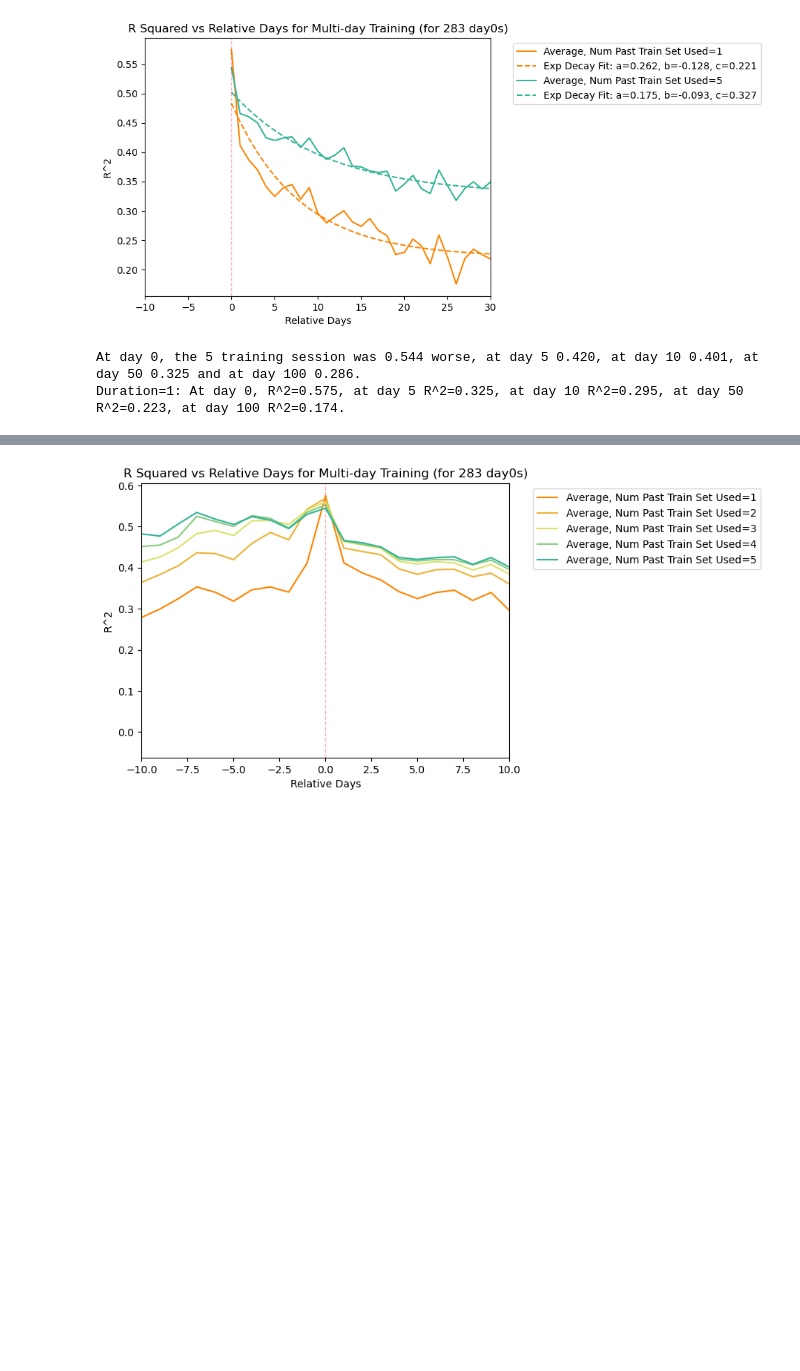
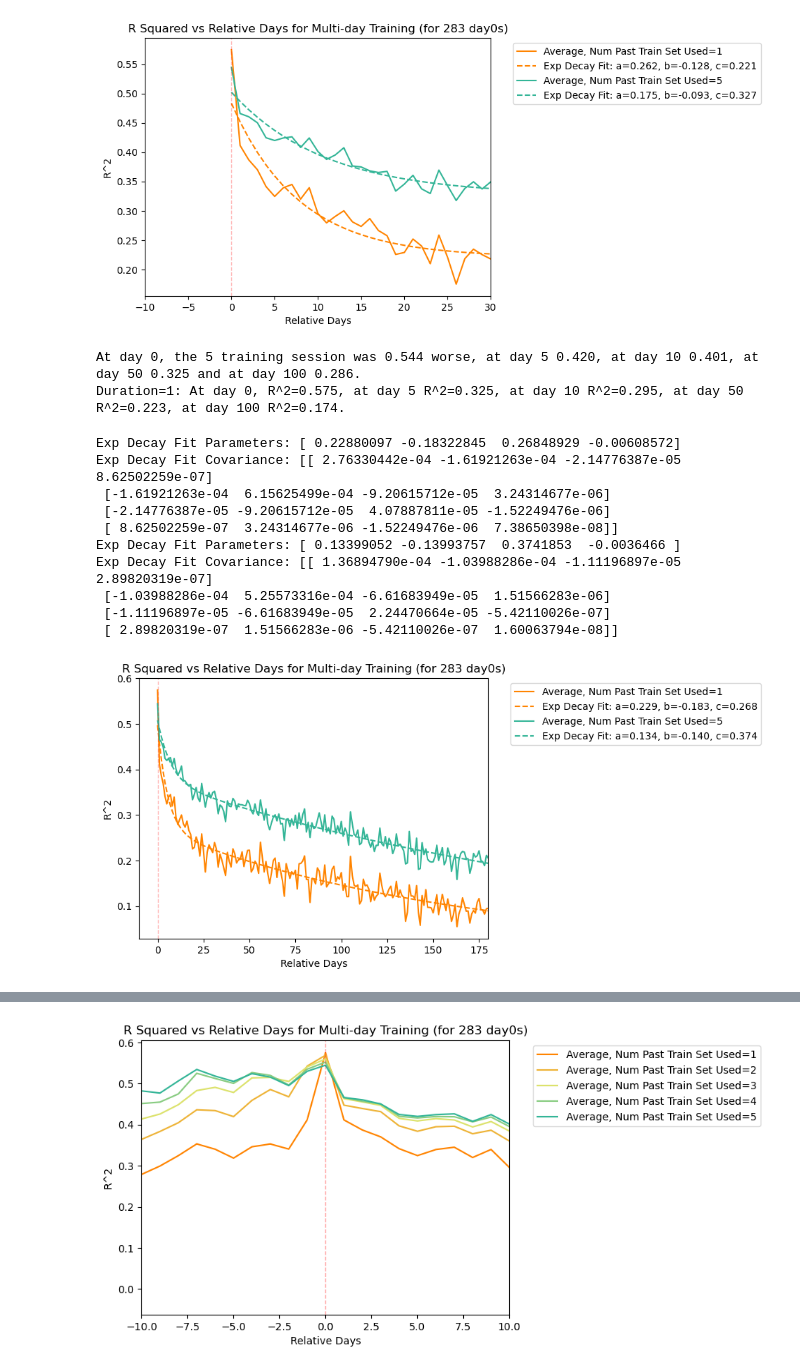
Before and after one commit to chesteklab/LINK_dataset, a Jupyter notebook: analysis/multiday_training/multiday_plotter.ipynb, the cells around one changed output, grey strips where cells are left out. Drawn from its saved outputs; the diff is of its cells as text; code cells hidden in the pictures; blank space fills up the shorter version.

Commit message:
add double exponential plotting

```diff
--- a/analysis/multiday_training/multiday_plotter.ipynb
+++ b/analysis/multiday_training/multiday_plotter.ipynb
@@ -169,6 +169,7 @@ plt.show()
 [figure]
 # %%
 from scipy.optimize import curve_fit
+from scipy.io import savemat
 
 durs = [1,5]
 #durs = [1,2]
@@ -199,6 +200,7 @@ for i, dur in enumerate(durs):
     plt.plot(xdata_fit, yfit_exp, '--', color=colours[i], label=f'Exp Decay Fit: a={popt_exp[0]:.3f}, b={popt_exp[1]:.3f}, c={popt_exp[2]:.3f}')
     print("Exp Decay Fit Parameters:", popt_exp)
     print("Exp Decay Fit Covariance:", pcov_exp)
+    savemat(f'xdata_ydata_dur{dur}.mat', {'xdata': xdata, 'ydata': ydata})
 plt.xlabel('Relative Days')
 plt.ylabel('R^2')
 #plt.gcf().set_size_inches(20, 60)
@@ -288,3 +290,56 @@ print(f"Duration=1: At day 0, R^2={r2_values_dur1[0]:.3f}, at day 5 R^2={r2_valu
 # %% [output]
 At day 0, the 5 training session was 0.544 worse, at day 5 0.420, at day 10 0.401, at day 50 0.325 and at day 100 0.286.
 Duration=1: At day 0, R^2=0.575, at day 5 R^2=0.325, at day 10 R^2=0.295, at day 50 R^2=0.223, at day 100 R^2=0.174.
+# %%
+from scipy.optimize import curve_fit
+from scipy.io import savemat
+
+durs = [1,5]
+#durs = [1,2]
+colours = ['#FF8400', '#33B597']
+#colours = ['darkblue', 'orange']
+another_colours = ['#FF8400', '#33B597']
+#another_colours = ['blue', 'yellow']
+# for i, dur in enumerate(durs):
+#     dur_df = df_filtered[df_filtered['train_duration'] == dur]
+#     plt.plot(dur_df['relative_days'], dur_df['r2'],'.', label=f'Num Past Train Set Used={dur}', color=colours[i], alpha = 0.3)
+for i, dur in enumerate(durs):
+    dur_df2 = grouped_df[grouped_df['train_duration'] == dur]
+
+    def double_exponential(x, a, b, c, d):
+        return a * np.exp(b * x) + c * np.exp(d * x)
+
+    xdata = dur_df2_sorted['relative_days'].values
+    ydata = dur_df2['r2'].values
+    mask = (xdata >= 0) & (xdata <= 180)
+    xdata_fit = xdata[mask]
+    ydata_fit = ydata[mask]
+    plt.plot(xdata_fit, ydata_fit, '-', label=f'Average, Num Past Train Set Used={dur}', color=another_colours[i], alpha=1.0)
+
+    popt_exp, pcov_exp = curve_fit(double_exponential, xdata_fit, ydata_fit,p0 = [0.374185193331109,	0.00364659568830538,	0.133990533551338,	0.139937182028151], maxfev=10000)
+    yfit_exp = double_exponential(xdata_fit, *popt_exp)
+    plt.plot(xdata_fit, yfit_exp, '--', color=colours[i], label=f'Exp Decay Fit: a={popt_exp[0]:.3f}, b={popt_exp[1]:.3f}, c={popt_exp[2]:.3f}')
+    print("Exp Decay Fit Parameters:", popt_exp)
+    print("Exp Decay Fit Covariance:", pcov_exp)
+    savemat(f'xdata_ydata_dur{dur}.mat', {'xdata': xdata, 'ydata': ydata})
+plt.xlabel('Relative Days')
+plt.ylabel('R^2')
+#plt.gcf().set_size_inches(20, 60)
+plt.title(f'R Squared vs Relative Days for Multi-day Training (for {num_train_days} day0s)')
+plt.axvline(0, color='red', linestyle='--', linewidth=1, alpha = 0.3)
+plt.legend(bbox_to_anchor=(1.05, 1), loc='upper left')
+plt.xlim((-10,180))
+plt.savefig('multidayPlot.pdf', bbox_inches='tight')
+plt.show()
+# %% [output]
+Exp Decay Fit Parameters: [ 0.22880097 -0.18322845  0.26848929 -0.00608572]
+Exp Decay Fit Covariance: [[ 2.76330442e-04 -1.61921263e-04 -2.14776387e-05  8.62502259e-07]
+ [-1.61921263e-04  6.15625499e-04 -9.20615712e-05  3.24314677e-06]
+ [-2.14776387e-05 -9.20615712e-05  4.07887811e-05 -1.52249476e-06]
+ [ 8.62502259e-07  3.24314677e-06 -1.52249476e-06  7.38650398e-08]]
+Exp Decay Fit Parameters: [ 0.13399052 -0.13993757  0.3741853  -0.0036466 ]
+Exp Decay Fit Covariance: [[ 1.36894790e-04 -1.03988286e-04 -1.11196897e-05  2.89820319e-07]
+ [-1.03988286e-04  5.25573316e-04 -6.61683949e-05  1.51566283e-06]
+ [-1.11196897e-05 -6.61683949e-05  2.24470664e-05 -5.42110026e-07]
+ [ 2.89820319e-07  1.51566283e-06 -5.42110026e-07  1.60063794e-08]]
+[figure, added]
```
Also changed, not shown: parts of 1 cell of this notebook.
